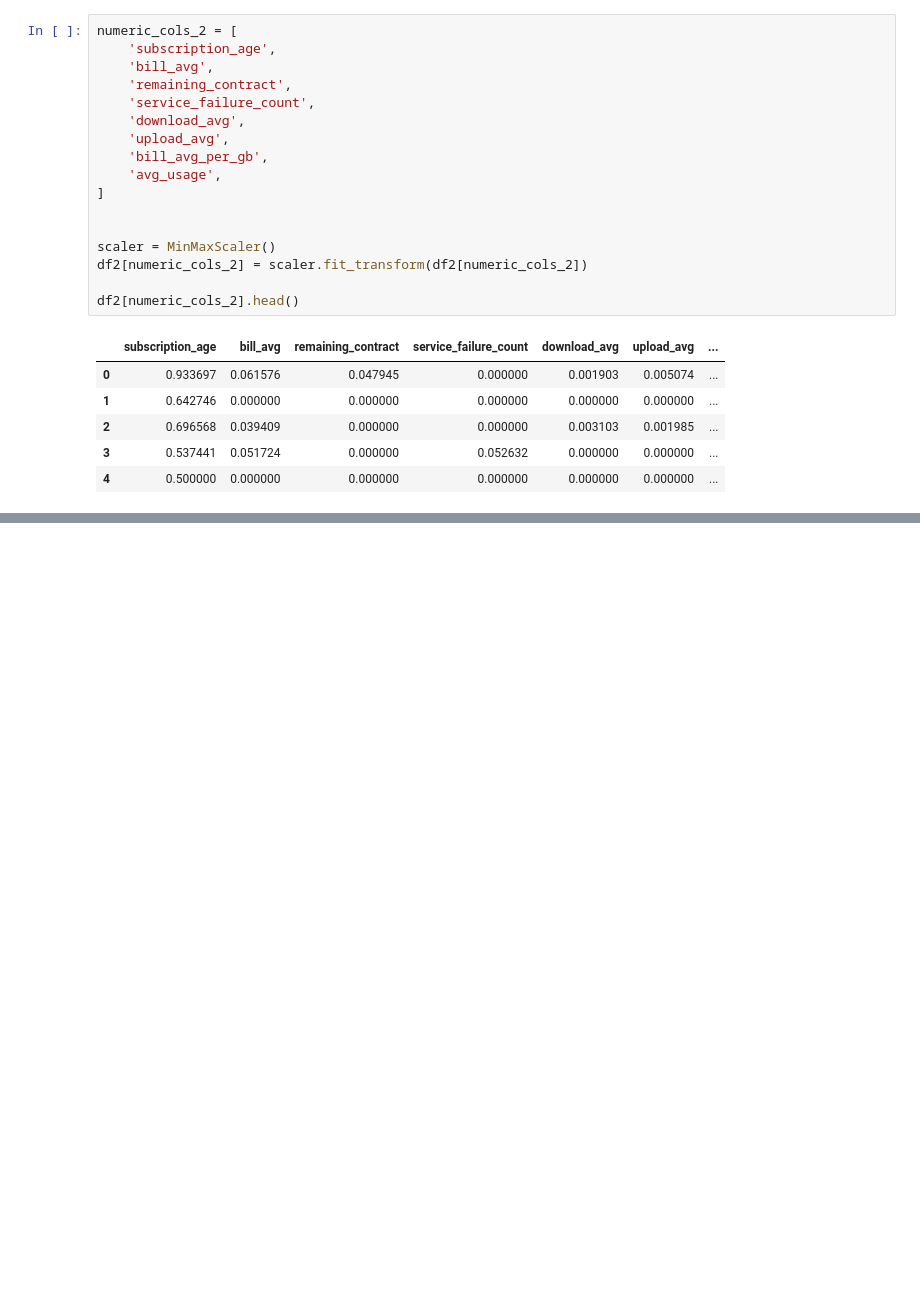
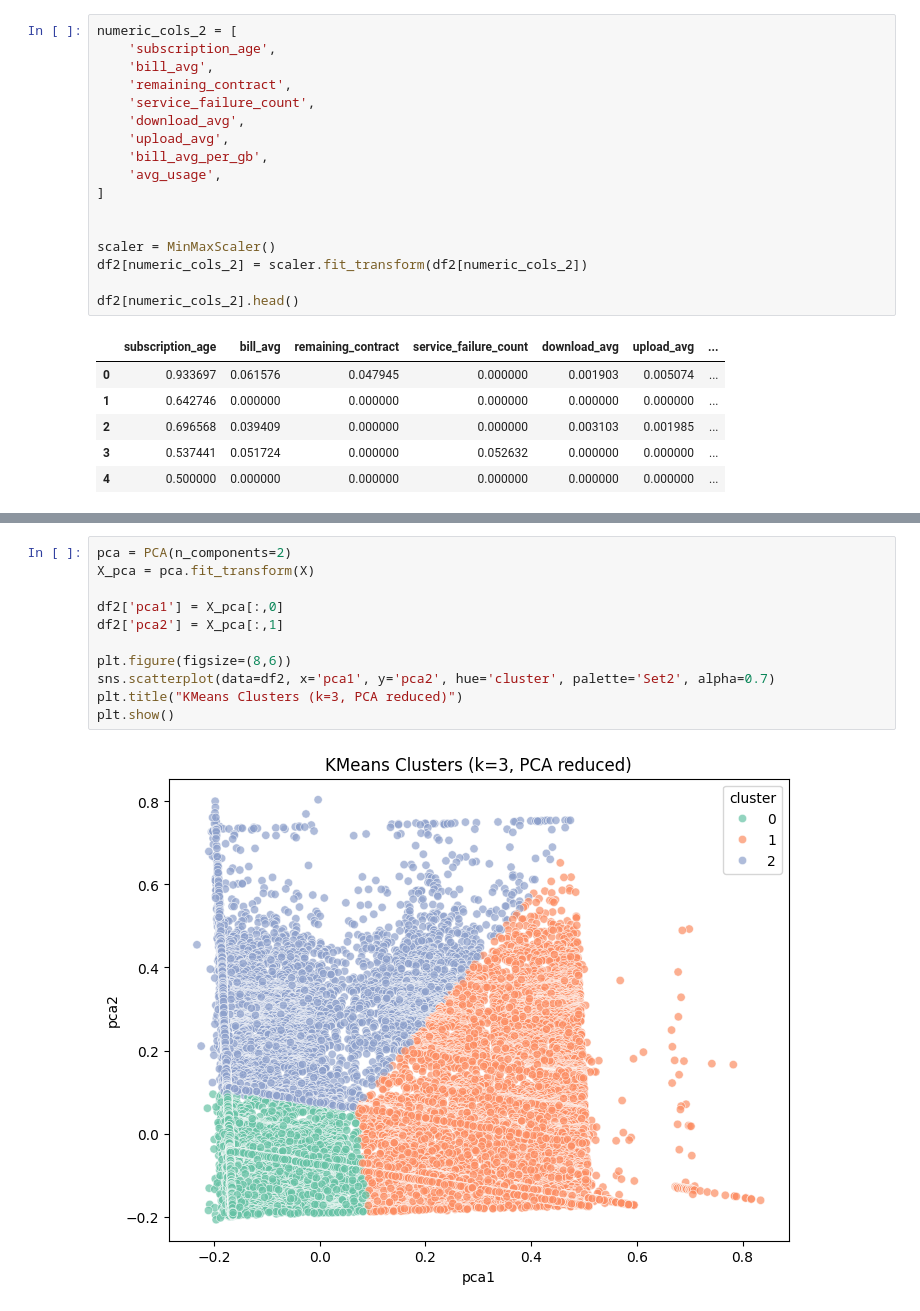
Before and after one commit to halaheltorgoman/Internet-Service-Customer-Churn, a Jupyter notebook: notebooks/churn_eda.ipynb, the cells around one changed output, grey strips where cells are left out. Cells and saved outputs as stored; diff of their text form; blank space fills up the shorter version.

```diff
--- a/notebooks/churn_eda.ipynb
+++ b/notebooks/churn_eda.ipynb
@@ -566,0 +599,13 @@ df2[numeric_cols_2].head()
+# %%
+pca = PCA(n_components=2)
+X_pca = pca.fit_transform(X)
+
+df2['pca1'] = X_pca[:,0]
+df2['pca2'] = X_pca[:,1]
+
+plt.figure(figsize=(8,6))
+sns.scatterplot(data=df2, x='pca1', y='pca2', hue='cluster', palette='Set2', alpha=0.7)
+plt.title("KMeans Clusters (k=3, PCA reduced)")
+plt.show()
+# %% [output]
+[figure, added]
```
Also changed, not shown: parts of 10 cells of this notebook.
